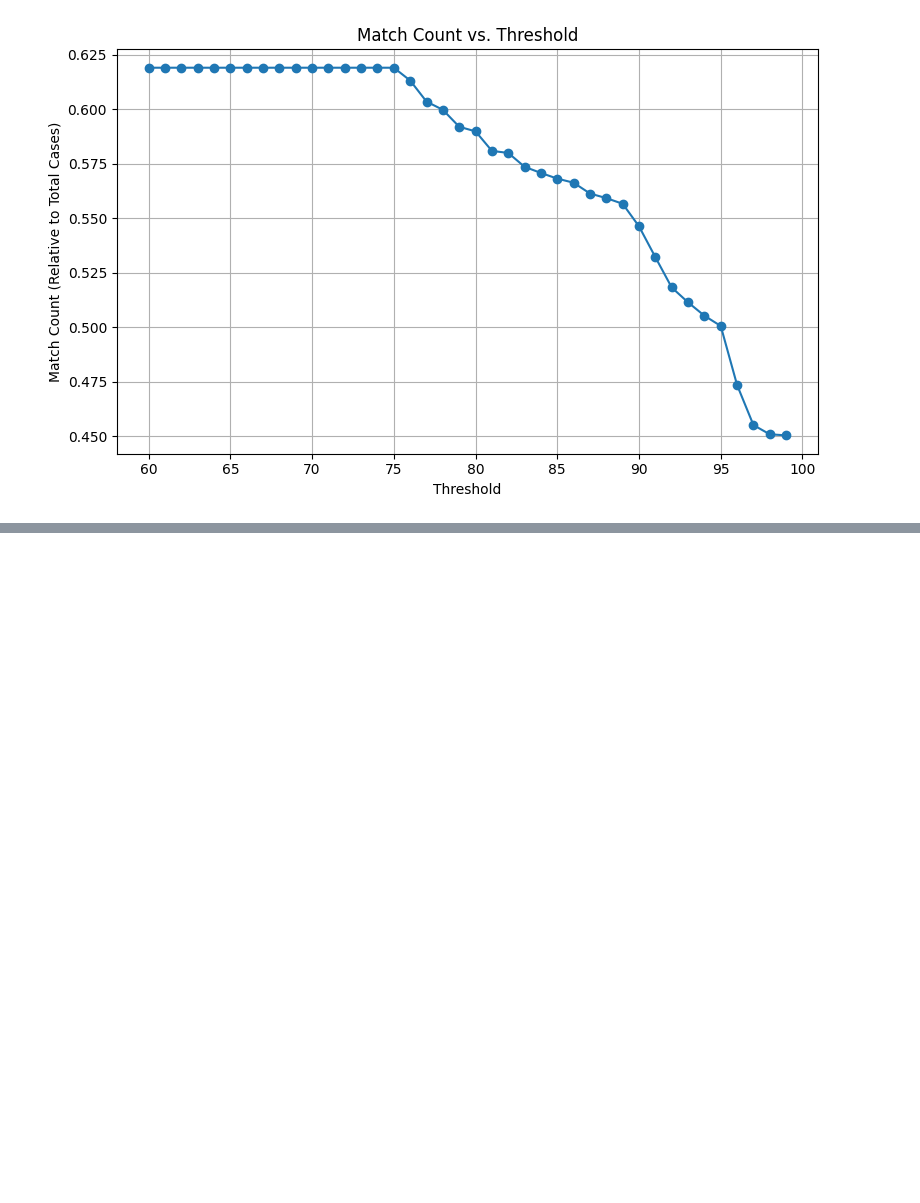
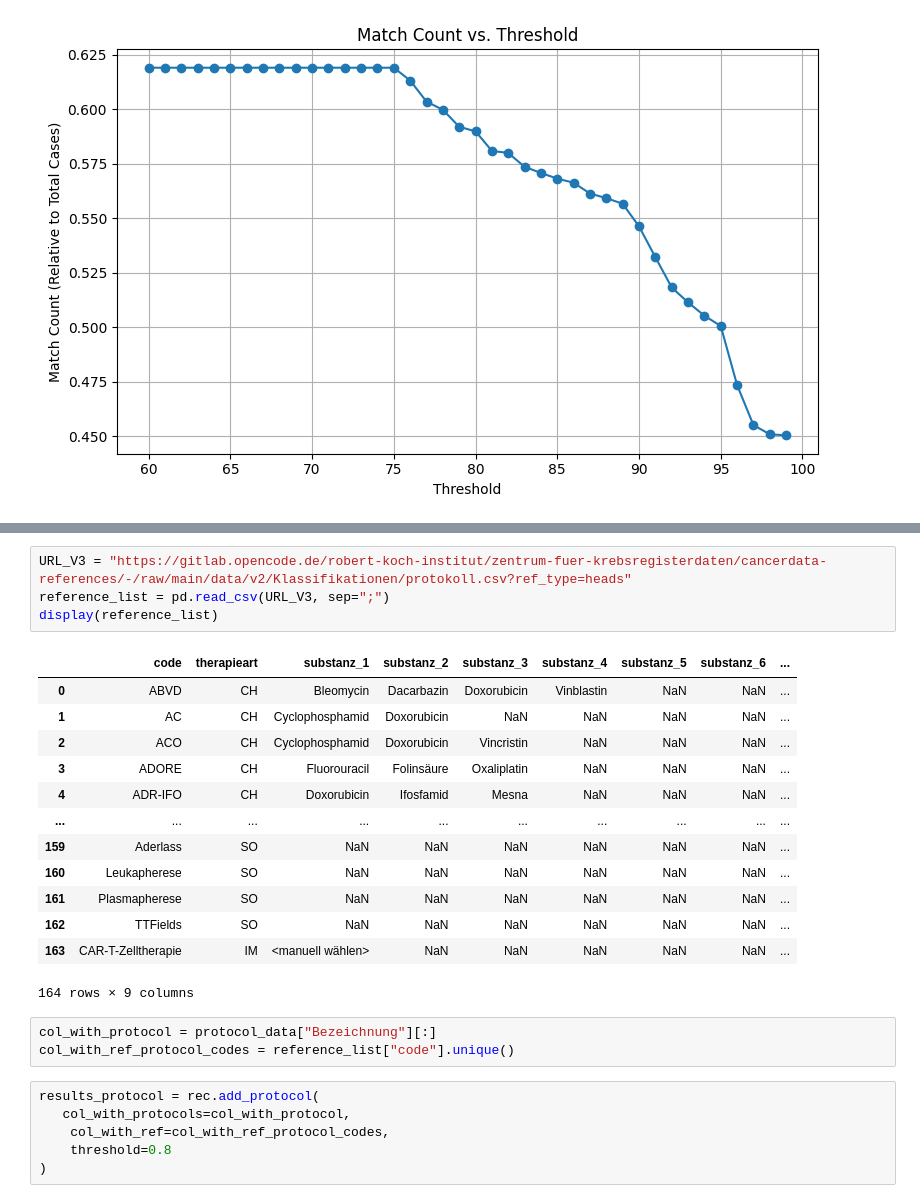
Before and after one commit to msauerberg/spacy_matching, a Jupyter notebook: src/test.ipynb, the cells around one changed output, grey strips where cells are left out. Saved outputs shown, nothing was run; the diff lists cells and outputs as text; blank space fills up the shorter version.

Commit message:
update protocol

```diff
--- a/src/test.ipynb
+++ b/src/test.ipynb
@@ -290,0 +305,27 @@ plt.show()
+# %%
+URL_V3 = "https://gitlab.opencode.de/robert-koch-institut/zentrum-fuer-krebsregisterdaten/cancerdata-references/-/raw/main/data/v2/Klassifikationen/protokoll.csv?ref_type=heads"
+reference_list = pd.read_csv(URL_V3, sep=";")
+display(reference_list)
+# %% [output]
+|  | code | therapieart | substanz_1 | substanz_2 | substanz_3 | substanz_4 | substanz_5 | substanz_6 | ... |
+| 0 | ABVD | CH | Bleomycin | Dacarbazin | Doxorubicin | Vinblastin | NaN | NaN | ... |
+| 1 | AC | CH | Cyclophosphamid | Doxorubicin | NaN | NaN | NaN | NaN | ... |
+| 2 | ACO | CH | Cyclophosphamid | Doxorubicin | Vincristin | NaN | NaN | NaN | ... |
+| 3 | ADORE | CH | Fluorouracil | Folinsäure | Oxaliplatin | NaN | NaN | NaN | ... |
+| 4 | ADR-IFO | CH | Doxorubicin | Ifosfamid | Mesna | NaN | NaN | NaN | ... |
+| ... | ... | ... | ... | ... | ... | ... | ... | ... | ... |
+| 159 | Aderlass | SO | NaN | NaN | NaN | NaN | NaN | NaN | ... |
+| 160 | Leukapherese | SO | NaN | NaN | NaN | NaN | NaN | NaN | ... |
+| 161 | Plasmapherese | SO | NaN | NaN | NaN | NaN | NaN | NaN | ... |
+| 162 | TTFields | SO | NaN | NaN | NaN | NaN | NaN | NaN | ... |
+| 163 | CAR-T-Zelltherapie | IM | <manuell wählen> | NaN | NaN | NaN | NaN | NaN | ... |
+164 rows × 9 columns
+# %%
+col_with_protocol = protocol_data["Bezeichnung"][:]
+col_with_ref_protocol_codes = reference_list["code"].unique()
+# %%
+results_protocol = rec.add_protocol(
+   col_with_protocols=col_with_protocol,
+    col_with_ref=col_with_ref_protocol_codes,
+    threshold=0.8
+)
```
Also changed, not shown: parts of 9 cells of this notebook, 2 other files.
